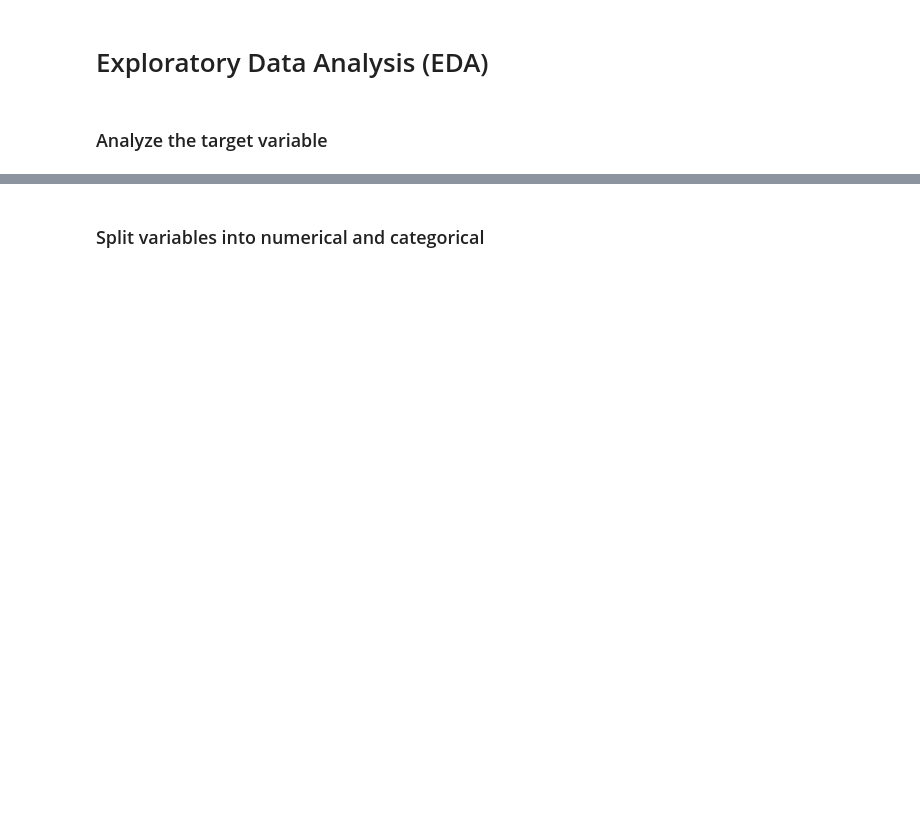
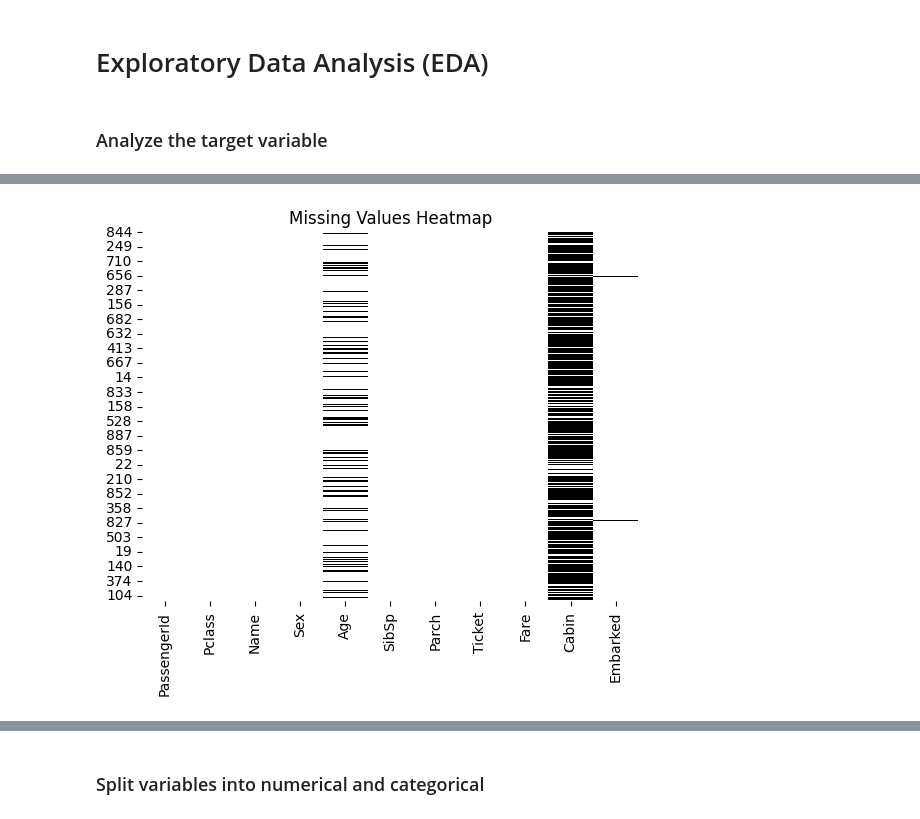
Before and after one commit to shamaseen/machine-learning-with-qafzah, a Jupyter notebook: notebooks/Part 3: End-to-End Machine Learning Project Workflow.ipynb, the cells around one changed output, grey strips where cells are left out. Drawn from its saved outputs; the diff is of its cells as text; code cells hidden in the pictures; blank space fills up the shorter version.

```diff
--- a/notebooks/Part 3: End-to-End Machine Learning Project Workflow.ipynb
+++ b/notebooks/Part 3: End-to-End Machine Learning Project Workflow.ipynb
@@ -152,0 +313,6 @@ Name: proportion, dtype: float64
+# %%
+sns.heatmap(X_train.isnull(), cbar=False, cmap='binary')
+plt.title('Missing Values Heatmap')
+plt.show()
+# %% [output]
+[figure, added]
```
Also changed, not shown: parts of 91 cells of this notebook, 1 other file.
